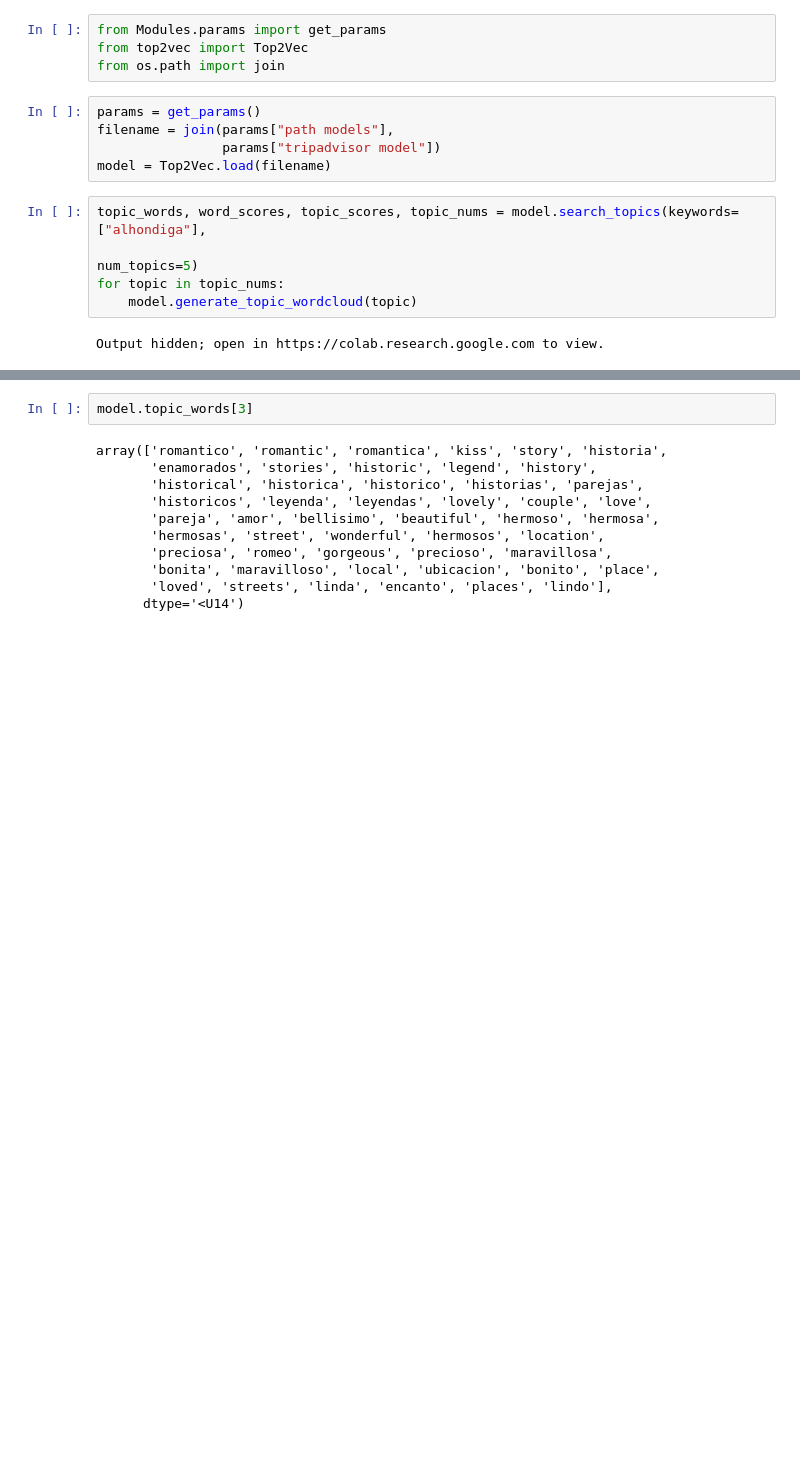
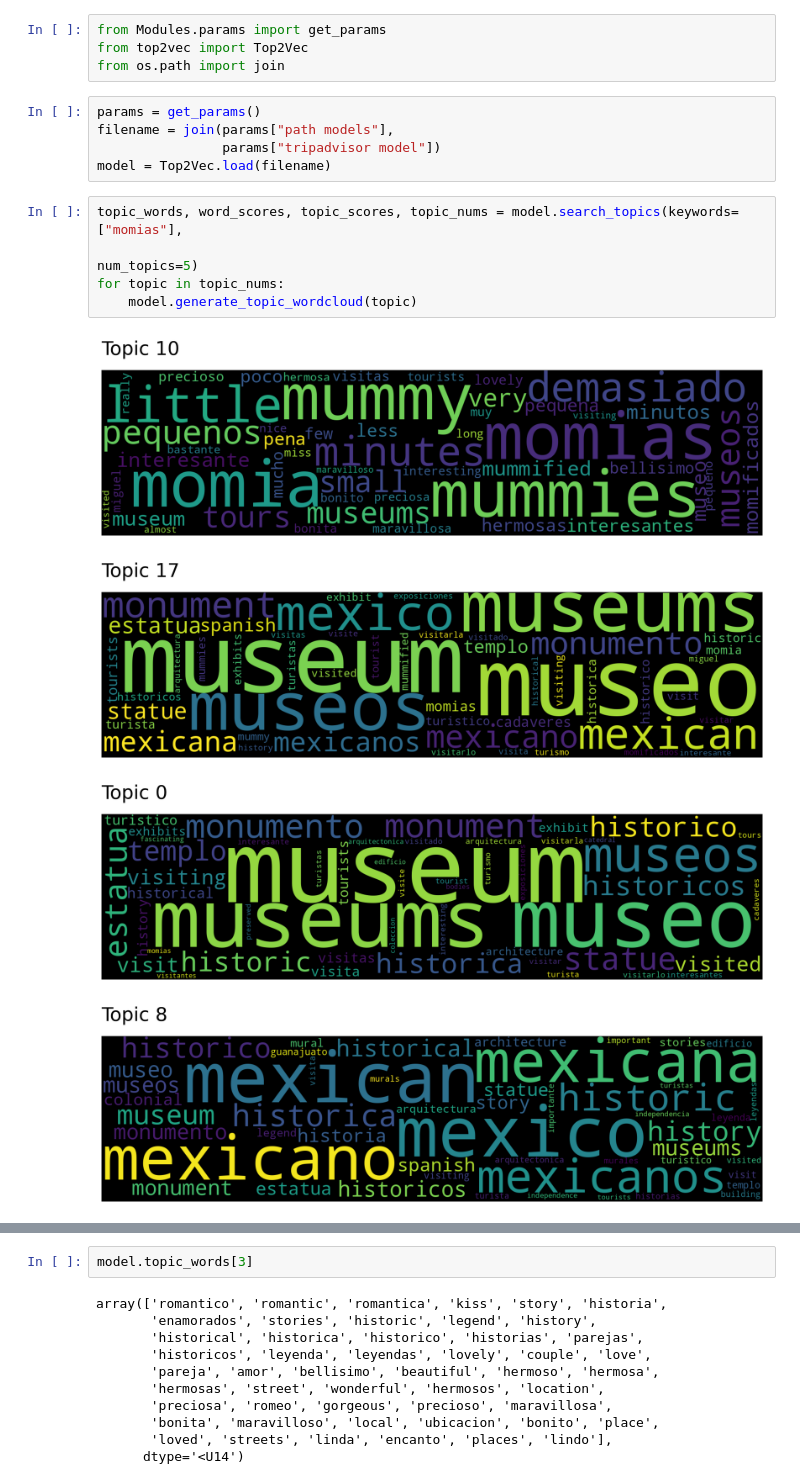
Before and after one commit to giovannilopez9808/Top2Vec, a Jupyter notebook: Scripts/Notebooks/tripadvisor_test.ipynb, the cells around one changed output, grey strips where cells are left out. Drawn from its saved outputs; the diff is of its cells as text; blank space fills up the shorter version.

```diff
--- a/Scripts/Notebooks/tripadvisor_test.ipynb
+++ b/Scripts/Notebooks/tripadvisor_test.ipynb
@@ -29,9 +29,12 @@ filename = join(params["path models"],
                 params["tripadvisor model"])
 model = Top2Vec.load(filename)
 # %%
-topic_words, word_scores, topic_scores, topic_nums = model.search_topics(keywords=["alhondiga"],
+topic_words, word_scores, topic_scores, topic_nums = model.search_topics(keywords=["momias"],
                                                                          num_topics=5)
 for topic in topic_nums:
     model.generate_topic_wordcloud(topic)
 # %% [output]
-Output hidden; open in https://colab.research.google.com to view.
+[figure, added]
+[figure, added]
+[figure, added]
+[figure, added]
```
Also changed, not shown: parts of 2 cells of this notebook, 4 other files.
